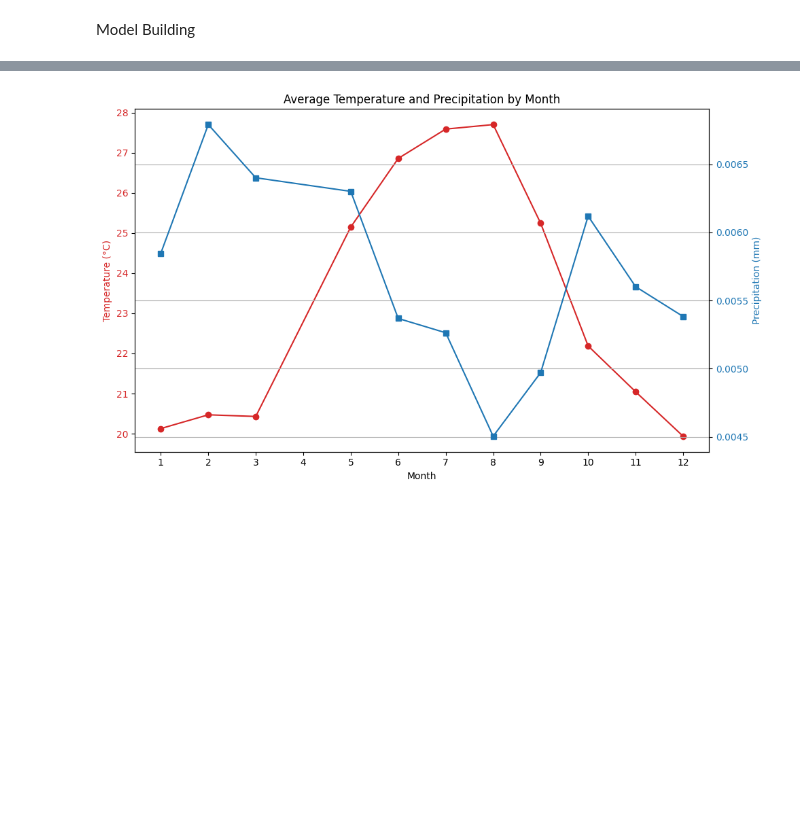
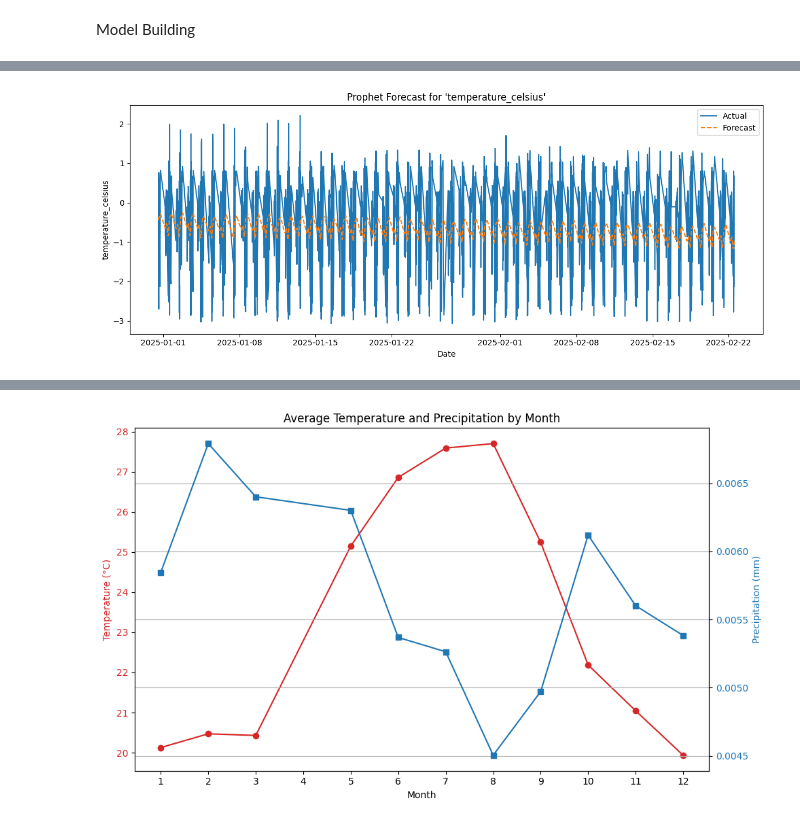
Before and after one commit to Emilosaurus/PMA-internship, a Jupyter notebook: Code.ipynb, the cells around one changed output, grey strips where cells are left out. Drawn from its saved outputs; the diff is of its cells as text; code cells hidden in the pictures; blank space fills up the shorter version.

```diff
--- a/Code.ipynb
+++ b/Code.ipynb
@@ -218,0 +159,80 @@ KeyError: 'last_updated'
+# %%
+import pandas as pd
+import numpy as np
+from prophet import Prophet
+from sklearn.metrics import mean_absolute_error, mean_squared_error, r2_score
+from sklearn.preprocessing import StandardScaler
+import matplotlib.pyplot as plt
+
+# 🧹 Step 1: Prepare datetime column
+df_scaled['ds'] = pd.to_datetime(df_scaled['last_updated'])
+df_scaled = df_scaled.sort_values('ds')
+
+# ⚙️ Step 2: Prophet function
+def run_prophet_forecast(df, target_col, scaler=None, test_size_ratio=0.2):
+    print(f"\n📈 Forecasting '{target_col}' with Prophet...\n")
+
+    # Step 1: Create Prophet DataFrame
+    df_prophet = df[['ds', target_col]].rename(columns={target_col: 'y'})
+
+    # Step 2: Scale (optional)
+    if scaler:
+        df_prophet['y'] = scaler.transform(df[[target_col]])
+
+    # Step 3: Train-test split
+    split_index = int(len(df_prophet) * (1 - test_size_ratio))
+    train = df_prophet.iloc[:split_index]
+    test = df_prophet.iloc[split_index:]
+
+    # Step 4: Fit Prophet
+    model = Prophet()
+    model.fit(train)
+
+    # Step 5: Make future dataframe & forecast
+    future = model.make_future_dataframe(periods=len(test), freq='15min')
+    forecast = model.predict(future)
+
+    # Step 6: Align predictions with actuals using merge
+    merged = pd.merge(test, forecast[['ds', 'yhat']], on='ds', how='inner')
+    true = merged['y']
+    predicted = merged['yhat']
+
+    # Step 7: Evaluation (metrics on scaled or unscaled depending on step 8)
+    mae = mean_absolute_error(true, predicted)
+    rmse = np.sqrt(mean_squared_error(true, predicted))
+    mape = np.mean(np.abs((true - predicted) / (true + 1e-8))) * 100
+    r2 = r2_score(true, predicted)
+
+    # Step 8: Inverse transform if scaled
+    if scaler:
+        true = scaler.inverse_transform(np.array(true).reshape(-1, 1)).flatten()
+        predicted = scaler.inverse_transform(np.array(predicted).reshape(-1, 1)).flatten()
+
+    # Step 9: Print results
+    print(f"🔍 Evaluation for '{target_col}':")
+    print(f"MAE:  {mae:.4f}")
+    print(f"RMSE: {rmse:.4f}")
+    print(f"MAPE: {mape:.2f}%")
+    print(f"R²:   {r2:.4f}")
+
+    # Step 10: Plot results
+    plt.figure(figsize=(12, 5))
+    plt.plot(merged['ds'], true, label='Actual')
+    plt.plot(merged['ds'], predicted, label='Forecast', linestyle='--')
+    plt.title(f"Prophet Forecast for '{target_col}'")
+    plt.xlabel("Date")
+    plt.ylabel(target_col)
+    plt.legend()
+    plt.tight_layout()
+    plt.show()
+
+# 🧪 Step 3: Scale target variables
+scaler_temp = StandardScaler()
+scaler_precip = StandardScaler()
+df_scaled['temperature_celsius'] = scaler_temp.fit_transform(df_scaled[['temperature_celsius']])
+df_scaled['precip_mm'] = scaler_precip.fit_transform(df_scaled[['precip_mm']])
+
+# ✅ Step 4: Run Prophet forecasts
+run_prophet_forecast(df_scaled, 'temperature_celsius', scaler_temp)
+run_prophet_forecast(df_scaled, 'precip_mm', scaler_precip)
+# %% [output]
@@ -218,0 +247 @@ KeyError: 'last_updated'
+[figure, added]
```
Also changed, not shown: parts of 6 cells of this notebook.
